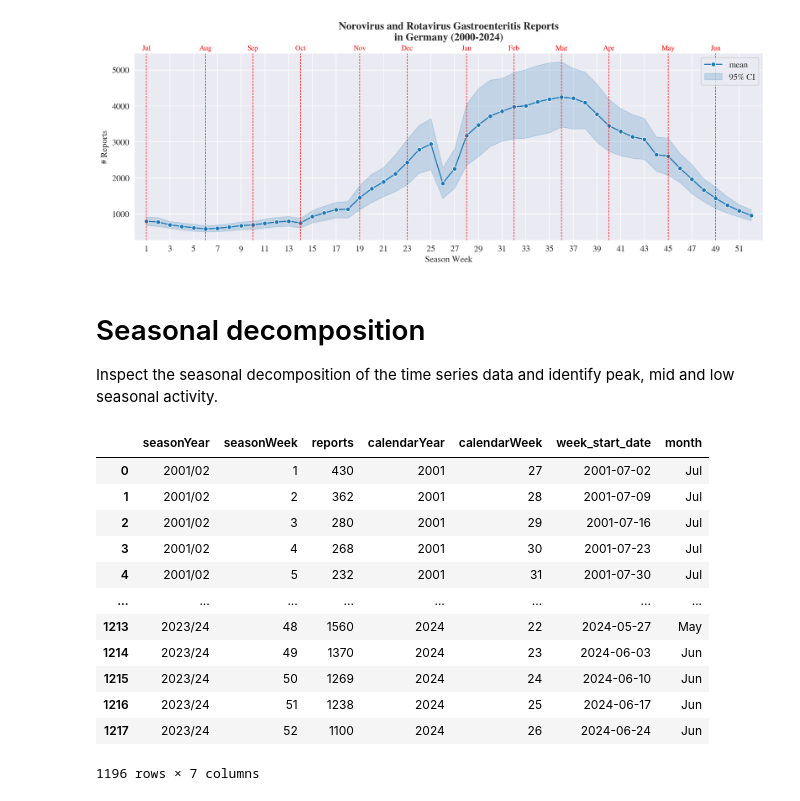
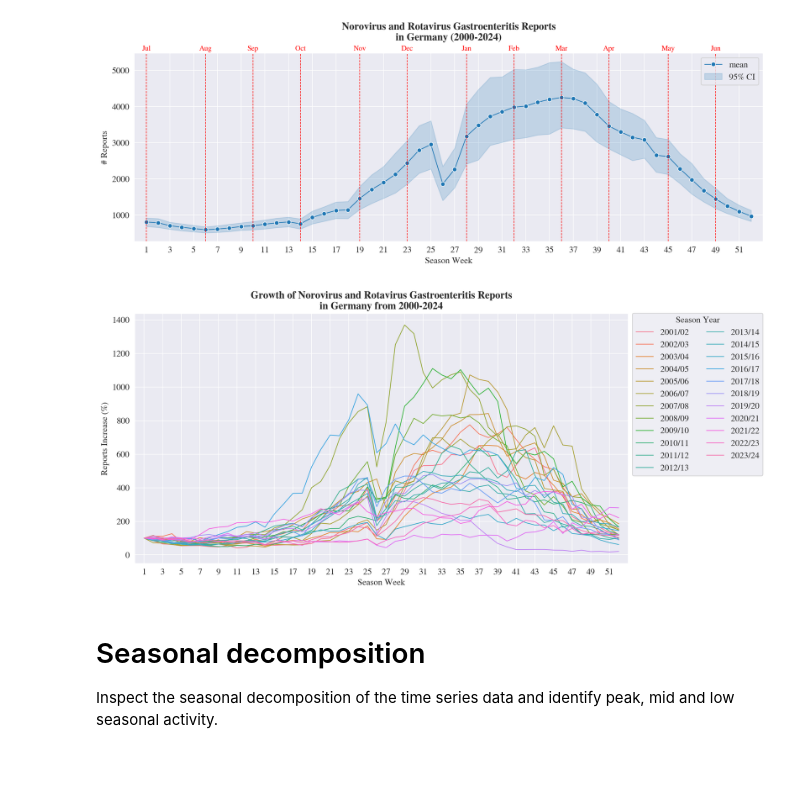
Before and after one commit to nina-prog/sem-outbreak-detection, a Jupyter notebook: notebooks/eda.ipynb, the cells around one changed output. Saved outputs shown, nothing was run; the diff lists cells and outputs as text; code cells hidden in the pictures; blank space fills up the shorter version.

```diff
--- a/notebooks/eda.ipynb
+++ b/notebooks/eda.ipynb
@@ -28,6 +28,7 @@ plt.rcParams["font.family"] = "STIXGeneral"
 plt.rcParams["font.size"] = 12
 plt.rcParams["axes.grid"] = True
 plt.rcParams["axes.titleweight"] = "bold"
+plt.rcParams["axes.titlesize"] = 14
 %config InlineBackend.figure_format = 'retina'
 # Set color palette
 # %% [markdown]
@@ -328,22 +331,29 @@ plt.tight_layout()
 plt.show()
 # %% [output]
 [figure]
+# %%
+# Plot normalized time series data
+df_pivot = df_cleaned.pivot(index="seasonWeek", columns="seasonYear", values="reports")
+# Normalize data by first sample: Representing every single data point as the percentage increase relative to the first sample
+df_pivot_norm = df_pivot.div(df_pivot.iloc[0]).mul(100)
+
+# Plot
+fig, ax = plt.subplots(figsize=(13, 6))
+sns.lineplot(data=df_pivot_norm, ax=ax, dashes=False, linewidth=1)
+ax.set(
+    title="Growth of Norovirus and Rotavirus Gastroenteritis Reports\nin Germany from 2000-2024",
+    xlabel="Season Week",
+    ylabel="Reports Increase (%)",
+    xlim=(0, 53),
+)
+# Rename legend
+ax.legend(title="Season Year", loc="upper left", bbox_to_anchor=(1, 1.02), ncol=2)
+# Set x-ticks
+plt.xticks(np.arange(1, 53, 2))
+plt.tight_layout()
+plt.show()
+# %% [output]
+[figure, added]
 # %% [markdown]
 # Seasonal decomposition
 Inspect the seasonal decomposition of the time series data and identify peak, mid and low seasonal activity.
-# %%
-df_cleaned
-# %% [output]
-|  | seasonYear | seasonWeek | reports | calendarYear | calendarWeek | week_start_date | month |
-| 0 | 2001/02 | 1 | 430 | 2001 | 27 | 2001-07-02 | Jul |
-| 1 | 2001/02 | 2 | 362 | 2001 | 28 | 2001-07-09 | Jul |
-| 2 | 2001/02 | 3 | 280 | 2001 | 29 | 2001-07-16 | Jul |
-| 3 | 2001/02 | 4 | 268 | 2001 | 30 | 2001-07-23 | Jul |
-| 4 | 2001/02 | 5 | 232 | 2001 | 31 | 2001-07-30 | Jul |
-| ... | ... | ... | ... | ... | ... | ... | ... |
-| 1213 | 2023/24 | 48 | 1560 | 2024 | 22 | 2024-05-27 | May |
-| 1214 | 2023/24 | 49 | 1370 | 2024 | 23 | 2024-06-03 | Jun |
-| 1215 | 2023/24 | 50 | 1269 | 2024 | 24 | 2024-06-10 | Jun |
-| 1216 | 2023/24 | 51 | 1238 | 2024 | 25 | 2024-06-17 | Jun |
-| 1217 | 2023/24 | 52 | 1100 | 2024 | 26 | 2024-06-24 | Jun |
-1196 rows × 7 columns
```
Also changed, not shown: parts of 10 cells of this notebook, 1 other file.
